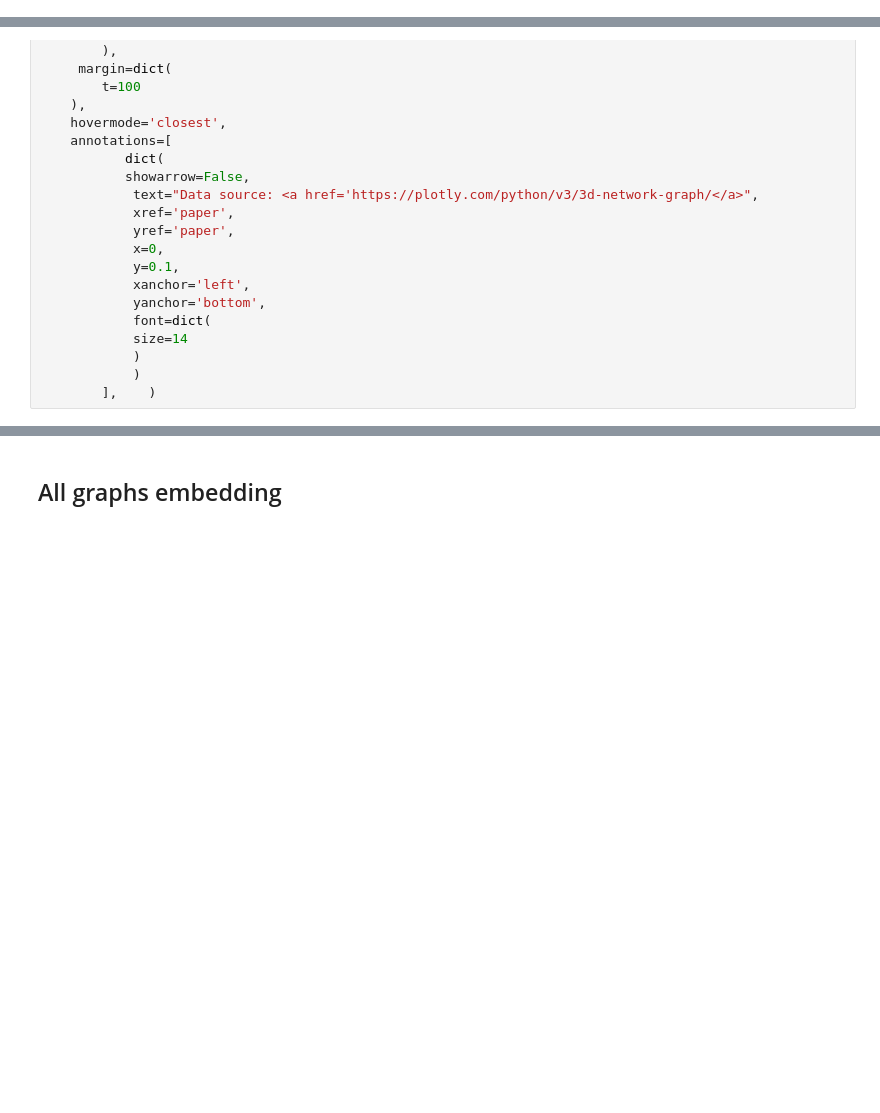
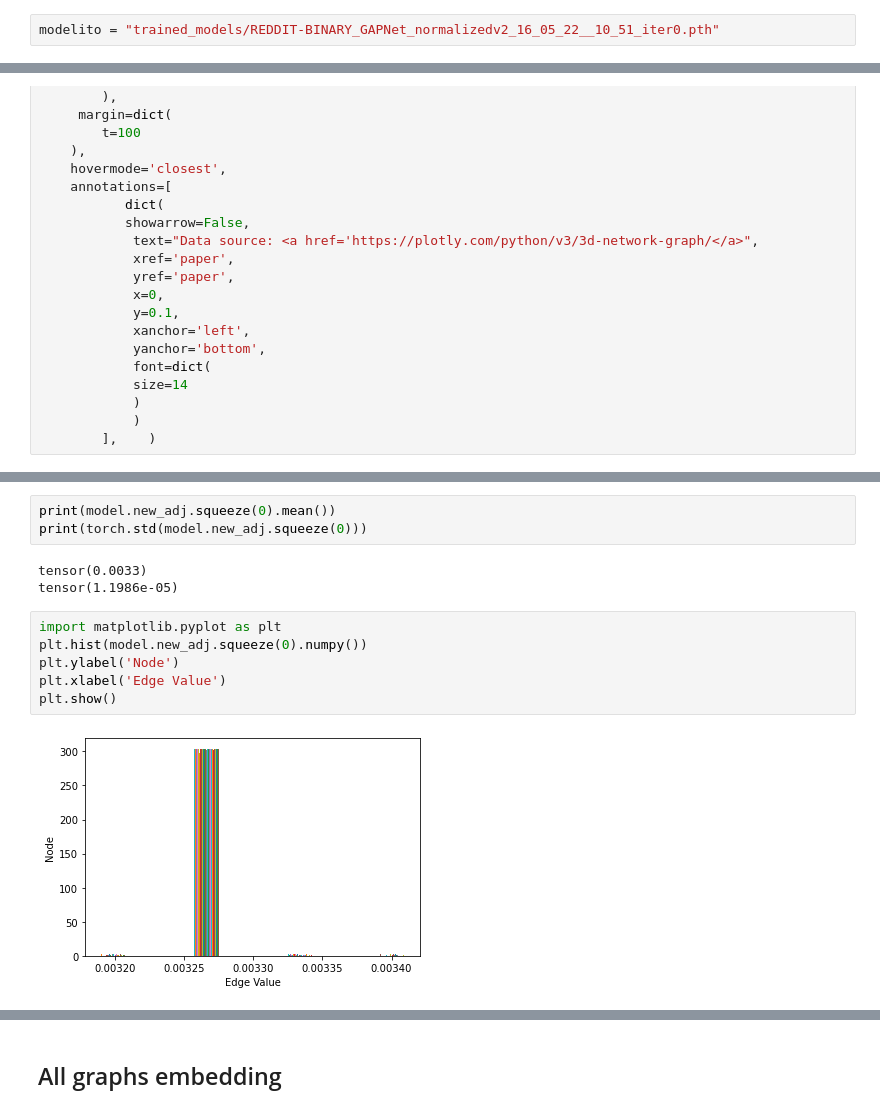
Before and after one commit to AdrianArnaiz/DiffWire, a Jupyter notebook: Plotting_Rewiring.ipynb, the cells around one changed output, grey strips where cells are left out. Drawn from its saved outputs; the diff is of its cells as text; blank space fills up the shorter version.

```diff
--- a/Plotting_Rewiring.ipynb
+++ b/Plotting_Rewiring.ipynb
@@ -103,0 +104,2 @@ modelito = "models/MUTAG_CTNet_iter0.pth"
+# %%
+modelito = "trained_models/REDDIT-BINARY_GAPNet_normalizedv2_16_05_22__10_51_iter0.pth"
@@ -634,0 +432,14 @@ tensor([[14, 15],
+# %%
+print(model.new_adj.squeeze(0).mean())
+print(torch.std(model.new_adj.squeeze(0)))
+# %% [output]
+tensor(0.0033)
+tensor(1.1986e-05)
+# %%
+import matplotlib.pyplot as plt
+plt.hist(model.new_adj.squeeze(0).numpy())
+plt.ylabel('Node')
+plt.xlabel('Edge Value')
+plt.show()
+# %% [output]
+[figure, added]
```
Also changed, not shown: parts of 41 cells of this notebook, 2 other files.
